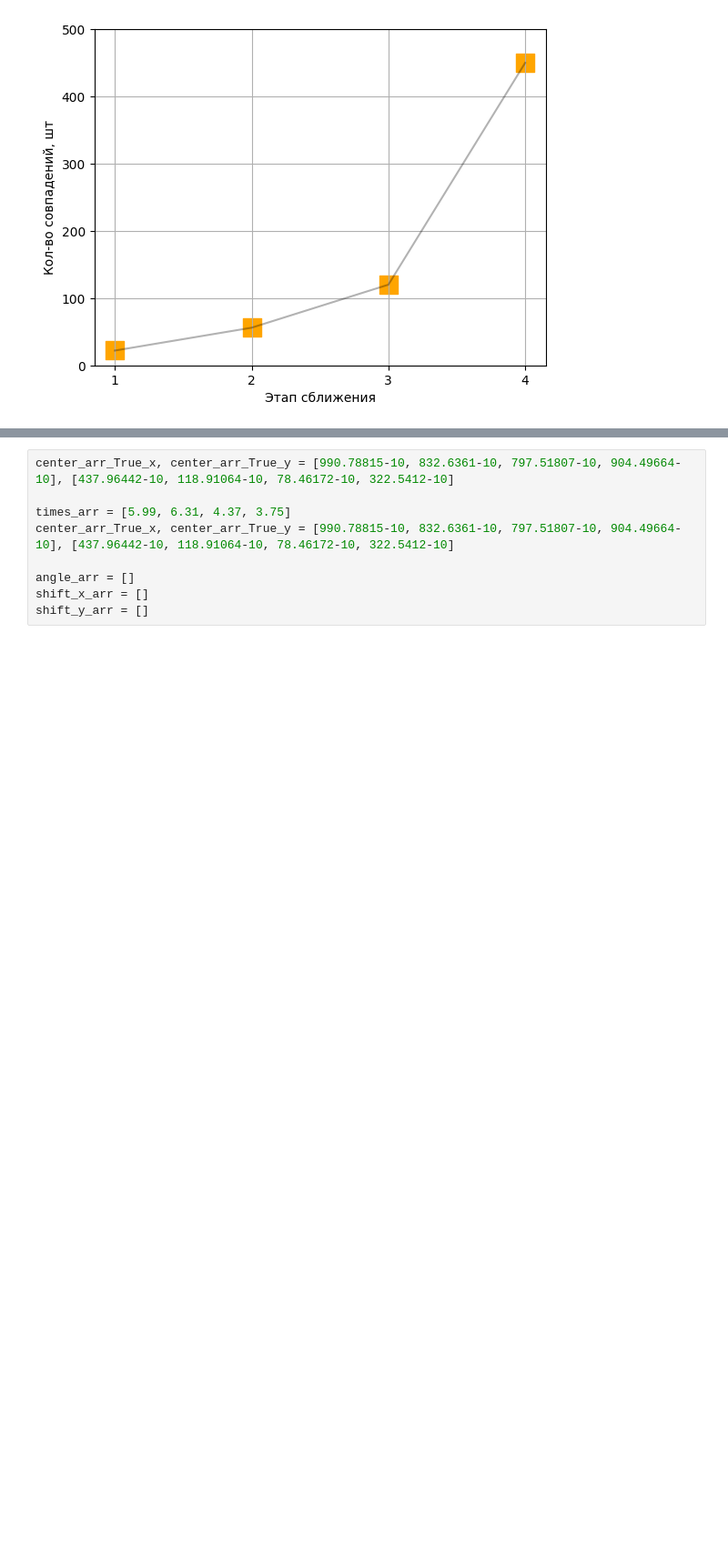
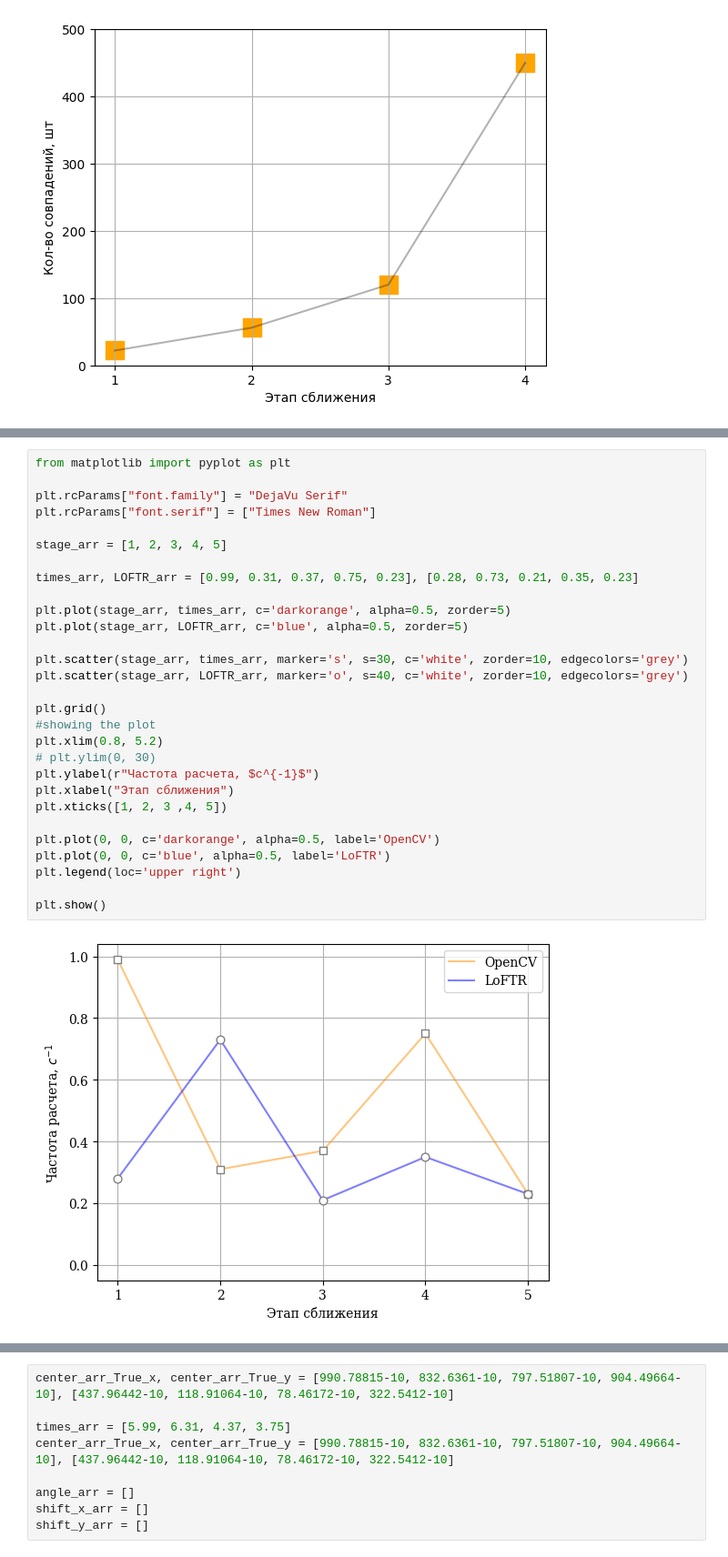
Before and after one commit to FlameDanita/LoFTR, a Jupyter notebook: notebooks/generate_dataset.ipynb, the cells around one changed output, grey strips where cells are left out. Shown at 91% size. Saved outputs shown, nothing was run; the diff lists cells and outputs as text; blank space fills up the shorter version.

```diff
--- a/notebooks/generate_dataset.ipynb
+++ b/notebooks/generate_dataset.ipynb
@@ -207,3 +207,34 @@ plt.show()
+# %%
+from matplotlib import pyplot as plt
+
+plt.rcParams["font.family"] = "DejaVu Serif"
+plt.rcParams["font.serif"] = ["Times New Roman"]
+
+stage_arr = [1, 2, 3, 4, 5]
+
+times_arr, LOFTR_arr = [0.99, 0.31, 0.37, 0.75, 0.23], [0.28, 0.73, 0.21, 0.35, 0.23]
+
+plt.plot(stage_arr, times_arr, c='darkorange', alpha=0.5, zorder=5)
+plt.plot(stage_arr, LOFTR_arr, c='blue', alpha=0.5, zorder=5)
+
+plt.scatter(stage_arr, times_arr, marker='s', s=30, c='white', zorder=10, edgecolors='grey')
+plt.scatter(stage_arr, LOFTR_arr, marker='o', s=40, c='white', zorder=10, edgecolors='grey')
+
+plt.grid()
+#showing the plot
+plt.xlim(0.8, 5.2)
+# plt.ylim(0, 30)
+plt.ylabel(r"Частота расчета, $c^{-1}$")
+plt.xlabel("Этап сближения")
+plt.xticks([1, 2, 3 ,4, 5])
+
+plt.plot(0, 0, c='darkorange', alpha=0.5, label='OpenCV')
+plt.plot(0, 0, c='blue', alpha=0.5, label='LoFTR')
+plt.legend(loc='upper right')
+
+plt.show()
+# %% [output]
+[figure, added]
 # %%
 from matplotlib import pyplot as plt
 
```
Also changed, not shown: parts of 10 cells of this notebook.
